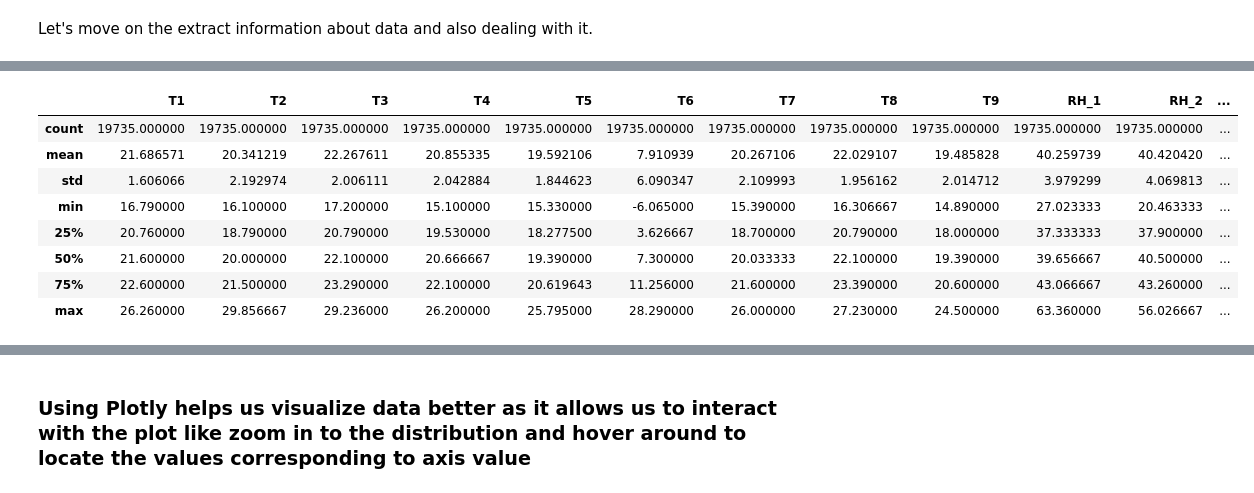
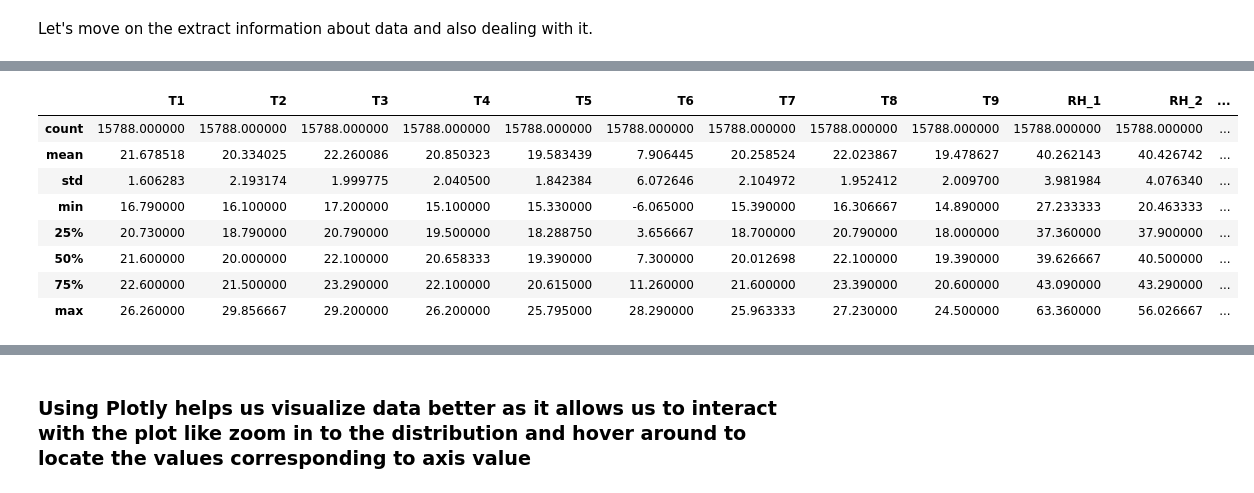
Before and after one commit to atif2786/Appliance-energy-prediction, a Jupyter notebook: Appliance_energy_prediction.ipynb, the cells around one changed output, grey strips where cells are left out. Saved outputs shown, nothing was run; the diff lists cells and outputs as text; code cells hidden in the pictures.

```diff
--- a/Appliance_energy_prediction.ipynb
+++ b/Appliance_energy_prediction.ipynb
@@ -232,6 +228,7 @@ aep= aep.drop(['date'], axis=1)
-# %%
-aep = aep.dropna(axis=0)
 # %% [markdown]
 # **Data Visualization**
 # %% [markdown]
 Let's move on the extract information about data and also dealing with it.
+# %%
+# 80% of the data is use for the training of the models and the rest is used for testing
+train, test = train_test_split(aep,test_size=0.20,random_state=40)
@@ -244,7 +253,7 @@ col_hum = ["RH_1","RH_2","RH_3","RH_4","RH_5","RH_6","RH_7","RH_8","RH_9"]
 
 col_weather = ["T_out", "Tdewpoint","RH_out","Press_mm_hg",
                 "Windspeed","Visibility"]
-
+col_light = ["lights"]
 col_randoms = ["rv1", "rv2"]
 
 col_target = ["Appliances"]
@@ -259,4 +260,4 @@ plt.show()
 # %%
 # Seperate dependent and independent variables
-independent_variables = aep[col_temp + col_hum + col_weather + col_randoms]
-dependent_variable = aep[col_target]
+feature_vars = train[col_temp + col_hum + col_weather + col_light + col_randoms ]
+target_vars = train[col_target]
@@ -266,12 +264,12 @@ y = dependent_variable
 # %%
-X.describe()
+feature_vars.describe()
 # %% [output]
 |  | T1 | T2 | T3 | T4 | T5 | T6 | T7 | T8 | T9 | RH_1 | RH_2 | ... |
-| count | 19735.000000 | 19735.000000 | 19735.000000 | 19735.000000 | 19735.000000 | 19735.000000 | 19735.000000 | 19735.000000 | 19735.000000 | 19735.000000 | 19735.000000 | ... |
-| mean | 21.686571 | 20.341219 | 22.267611 | 20.855335 | 19.592106 | 7.910939 | 20.267106 | 22.029107 | 19.485828 | 40.259739 | 40.420420 | ... |
-| std | 1.606066 | 2.192974 | 2.006111 | 2.042884 | 1.844623 | 6.090347 | 2.109993 | 1.956162 | 2.014712 | 3.979299 | 4.069813 | ... |
-| min | 16.790000 | 16.100000 | 17.200000 | 15.100000 | 15.330000 | -6.065000 | 15.390000 | 16.306667 | 14.890000 | 27.023333 | 20.463333 | ... |
-| 25% | 20.760000 | 18.790000 | 20.790000 | 19.530000 | 18.277500 | 3.626667 | 18.700000 | 20.790000 | 18.000000 | 37.333333 | 37.900000 | ... |
-| 50% | 21.600000 | 20.000000 | 22.100000 | 20.666667 | 19.390000 | 7.300000 | 20.033333 | 22.100000 | 19.390000 | 39.656667 | 40.500000 | ... |
-| 75% | 22.600000 | 21.500000 | 23.290000 | 22.100000 | 20.619643 | 11.256000 | 21.600000 | 23.390000 | 20.600000 | 43.066667 | 43.260000 | ... |
-| max | 26.260000 | 29.856667 | 29.236000 | 26.200000 | 25.795000 | 28.290000 | 26.000000 | 27.230000 | 24.500000 | 63.360000 | 56.026667 | ... |
+| count | 15788.000000 | 15788.000000 | 15788.000000 | 15788.000000 | 15788.000000 | 15788.000000 | 15788.000000 | 15788.000000 | 15788.000000 | 15788.000000 | 15788.000000 | ... |
+| mean | 21.678518 | 20.334025 | 22.260086 | 20.850323 | 19.583439 | 7.906445 | 20.258524 | 22.023867 | 19.478627 | 40.262143 | 40.426742 | ... |
+| std | 1.606283 | 2.193174 | 1.999775 | 2.040500 | 1.842384 | 6.072646 | 2.104972 | 1.952412 | 2.009700 | 3.981984 | 4.076340 | ... |
+| min | 16.790000 | 16.100000 | 17.200000 | 15.100000 | 15.330000 | -6.065000 | 15.390000 | 16.306667 | 14.890000 | 27.233333 | 20.463333 | ... |
+| 25% | 20.730000 | 18.790000 | 20.790000 | 19.500000 | 18.288750 | 3.656667 | 18.700000 | 20.790000 | 18.000000 | 37.360000 | 37.900000 | ... |
+| 50% | 21.600000 | 20.000000 | 22.100000 | 20.658333 | 19.390000 | 7.300000 | 20.012698 | 22.100000 | 19.390000 | 39.626667 | 40.500000 | ... |
+| 75% | 22.600000 | 21.500000 | 23.290000 | 22.100000 | 20.615000 | 11.260000 | 21.600000 | 23.390000 | 20.600000 | 43.090000 | 43.290000 | ... |
+| max | 26.260000 | 29.856667 | 29.200000 | 26.200000 | 25.795000 | 28.290000 | 25.963333 | 27.230000 | 24.500000 | 63.360000 | 56.026667 | ... |
```
Also changed, not shown: parts of 129 cells of this notebook.
